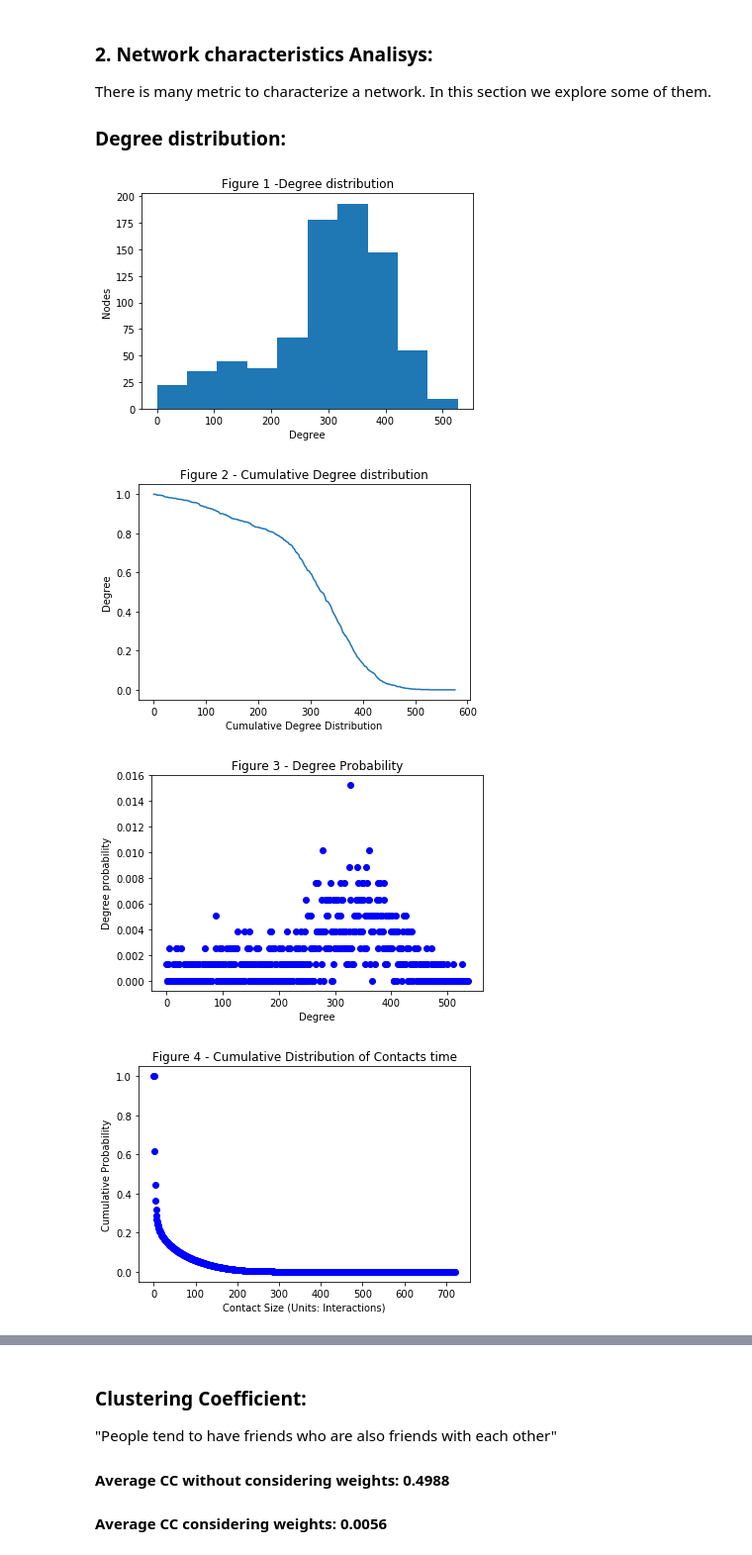
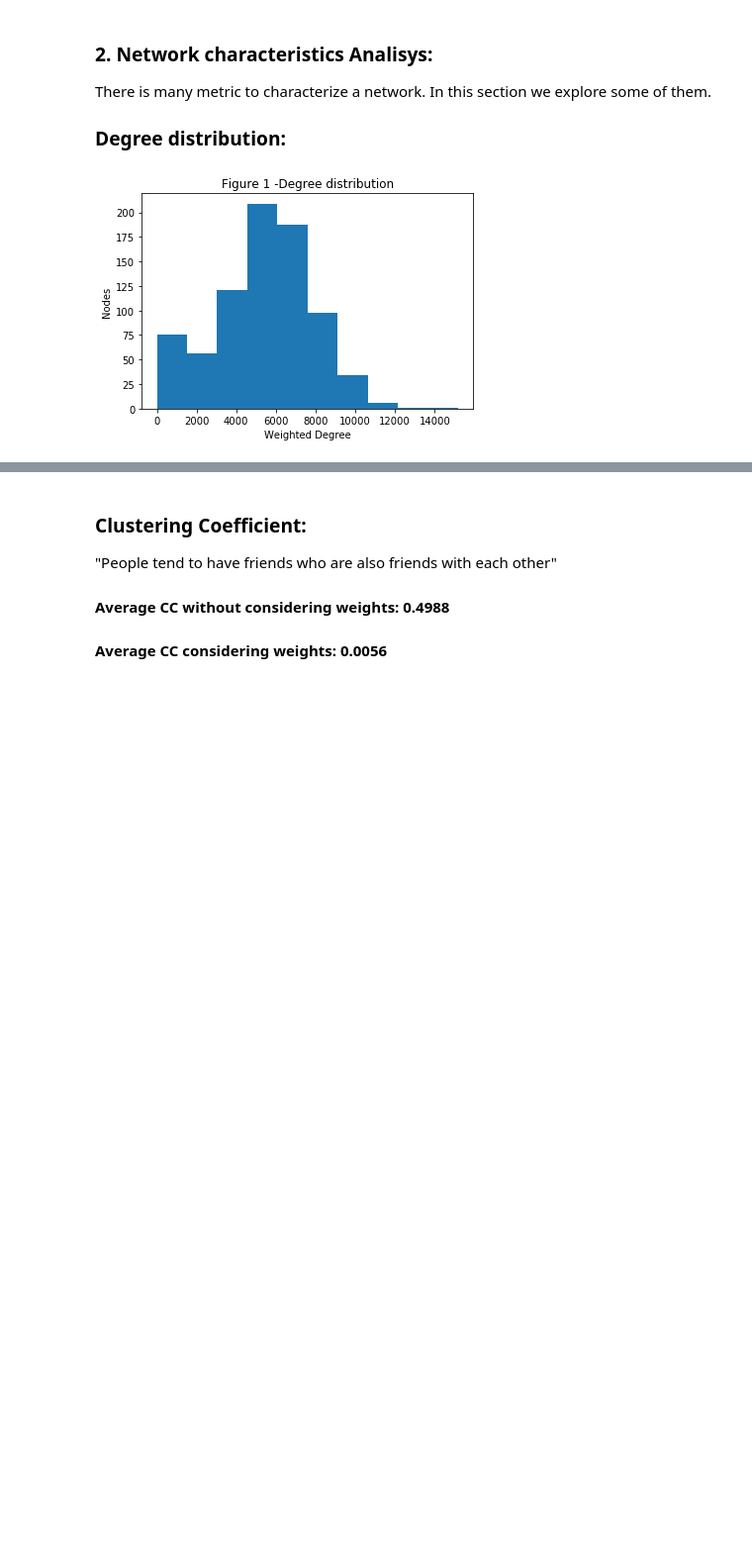
Before and after one commit to RicardoRei/Complex-Networks-17-18, a Jupyter notebook: proj.ipynb, the cells around one changed output, grey strips where cells are left out. Shown at 99% size. Cells and saved outputs as stored; diff of their text form; code cells hidden in the pictures; blank space fills up the shorter version.

Commit message:
degree and APL

```diff
--- a/proj.ipynb
+++ b/proj.ipynb
@@ -137,11 +137,11 @@ import matplotlib.pyplot as plt
 """
     This Function receives the network graph and plots the degree histogram.
 """
-def plotDegreeHistogram(network):
-    degree = nx.degree(network)
+def plotWeightedDegreeHistogram(network):
+    degree = nx.degree(network, weight='weight')
     values = map(lambda x: x[1], degree)
     plt.hist(list(values))
-    plt.xlabel("Degree")
+    plt.xlabel("Weighted Degree")
     plt.ylabel("Nodes")
     plt.title("Figure 1 -Degree distribution")
     plt.show()
@@ -151,8 +151,8 @@ def plotDegreeHistogram(network):
     This Function receives the network graph and plots the cumulative degree distribution.
     The Cumulative degree distribution cum_Pk represents the fraction of nodes with degree higher than k.
 """
-def plotCumulativeDist(network):
-    degree = nx.degree(network)
+def plotWeightedDegreeCumulativeDist(network):
+    degree = nx.degree(network, weight='weight')
     values = map(lambda x: x[1], degree)
     max_degree = max(values)
 
@@ -209,7 +209,10 @@ def plotSizeOfContactsCumDist(network):
     plt.xlabel("Contact Size (Units: Interactions)")
     plt.ylabel("Cumulative Probability")
     plt.title("Figure 4 - Cumulative Distribution of Contacts time")
-    plt.plot(k_values, cum_Pk, 'bo')
+    data_points, = plt.plot(k_values, cum_Pk, 'bo', label='Data Points')
+    powerLaw, = plt.plot([x**-0.667 for x in k_values if x != 0.0], 'k', label='Pk ≈ k^-γ')
+    plt.legend(handles=[data_points, powerLaw])
+
     plt.show()
 
 def plotSizeOfContactsLogScale(network):
@@ -217,38 +220,36 @@ def plotSizeOfContactsLogScale(network):
     for (u,v,w) in network.edges(data='weight'):
         weights.append(w)
 
     max_size = max(weights)
     Pk = [0]*(max_size+10) # + 10 so we can see the limit going to zero.
     k_values = [0]*(max_size+10)
     for k in range(0, max_size+10):
         k_values[k] = k
         Pk[k] = len([i for i in weights if i == k]) / len(weights)
 
     plt.yscale('log')
     plt.xscale('log')
     plt.xlabel("Contact Size (Units: Interactions)")
     plt.ylabel("Probability")
     plt.title("Figure 5 - Degree Probability")
     plt.plot(k_values, Pk, 'bo')
     plt.show()
 
-plotDegreeHistogram(network=network) # figure 1
-plotCumulativeDist(network=network) # figure 2
+
+plotWeightedDegreeHistogram(network=network) # figure 1
+#plotCumulativeDist(network=network) # figure 2
 #plotDegreeProbability(network=network) #NOT WHATS IS EXPECTED.... Power Law? # figure 3
-plotSizeOfContactsCumDist(network=network) # figure 4
-plotSizeOfContactsLogScale(network=network) # figure 5
+#plotSizeOfContactsCumDist(network=network) # figure 4
+#plotSizeOfContactsLogScale(network=network) # figure 5
 
 degree = nx.degree(network)
 degree_values = list(map(lambda x: x[1], degree))
 average_degree = sum(degree_values)/len(degree_values)
 print (average_degree)
 
 degree = nx.degree(network, weight="weight")
 degree_values = list(map(lambda x: x[1], degree))
 average_weighted_degree = sum(degree_values)/len(degree_values)
 print (average_weighted_degree )
 # %% [output]
-[figure, old version]
+[figure, new version]
-[figure, removed]
-[figure, removed]
-[figure, removed]
```
Also changed, not shown: parts of 5 cells of this notebook.
